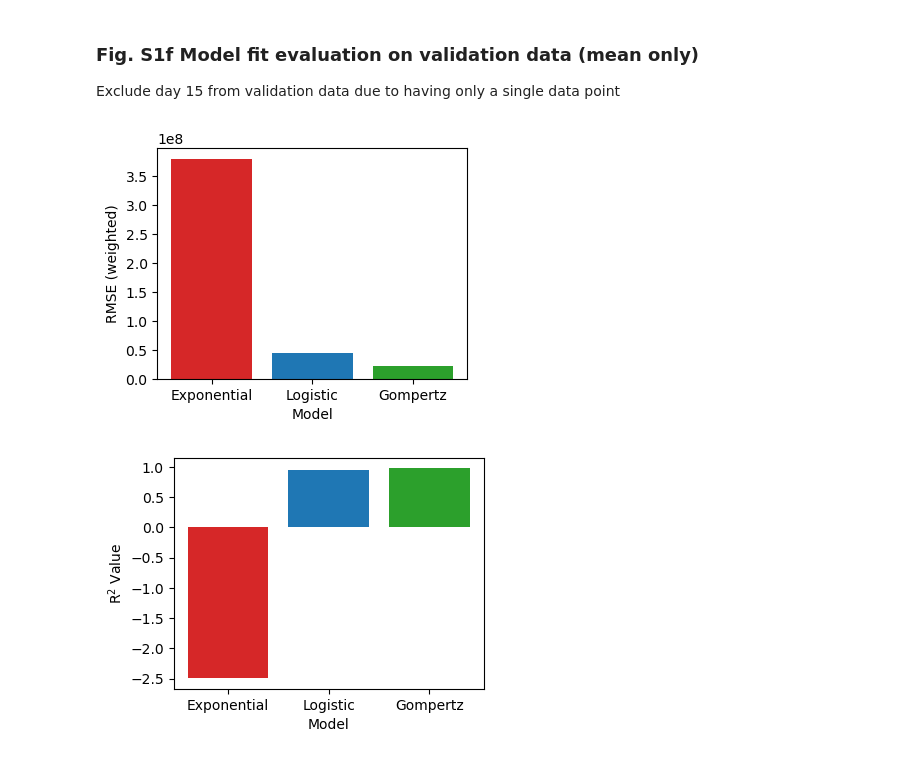
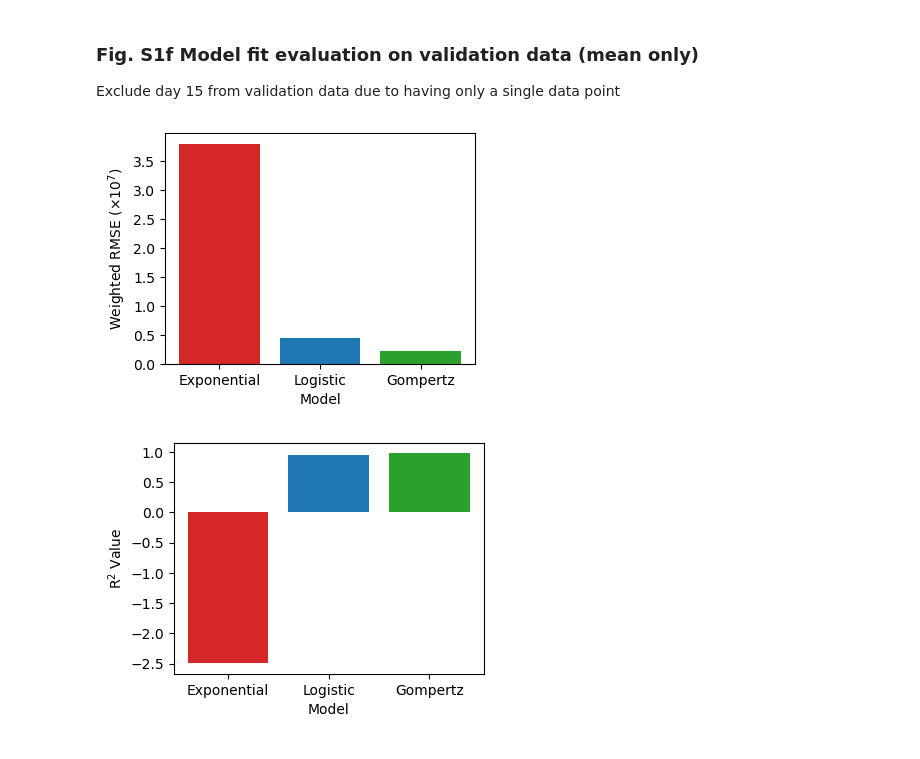
Before and after one commit to Rockyperiod/b16_act_analysis, a Jupyter notebook: code/ode/01S_untreated_model_comparison.ipynb, the cells around one changed output. Saved outputs shown, nothing was run; the diff lists cells and outputs as text; code cells hidden in the pictures.

Commit message:
Update 01S: Exponential notation on y-axis

```diff
--- a/code/ode/01S_untreated_model_comparison.ipynb
+++ b/code/ode/01S_untreated_model_comparison.ipynb
@@ -454,15 +454,15 @@ rmse_exponential_valid, mae_exponential_valid, r2_exponential_valid = validate_m
 # %%
 # --- Visualization: RMSE ---
 models = ['Exponential', 'Logistic', 'Gompertz']
-rmse_values = [rmse_exponential_valid, rmse_logistic_valid, rmse_gompertz_valid]
+rmse_values = [rmse_exponential_valid/1e8, rmse_logistic_valid/1e8, rmse_gompertz_valid/1e8]
 
 plt.figure(figsize=(4, 3))
 plt.bar(models, rmse_values, color=['tab:red', 'tab:blue', 'tab:green'])
 plt.xlabel('Model')
-plt.ylabel('RMSE (weighted)')
+plt.ylabel(r'Weighted RMSE ($\times 10^7$)')
 plt.show()
 # %% [output]
-[figure, old version]
+[figure, new version]
 # %%
 # --- Visualization: R² ---
 r2_values = [r2_exponential_valid, r2_logistic_valid, r2_gompertz_valid]
```
Also changed, not shown: parts of 1 cell of this notebook.
